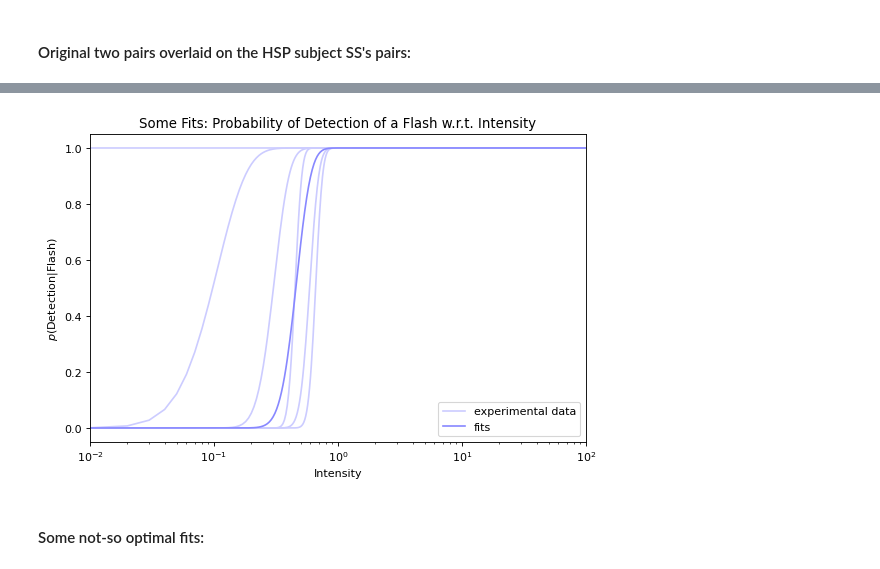
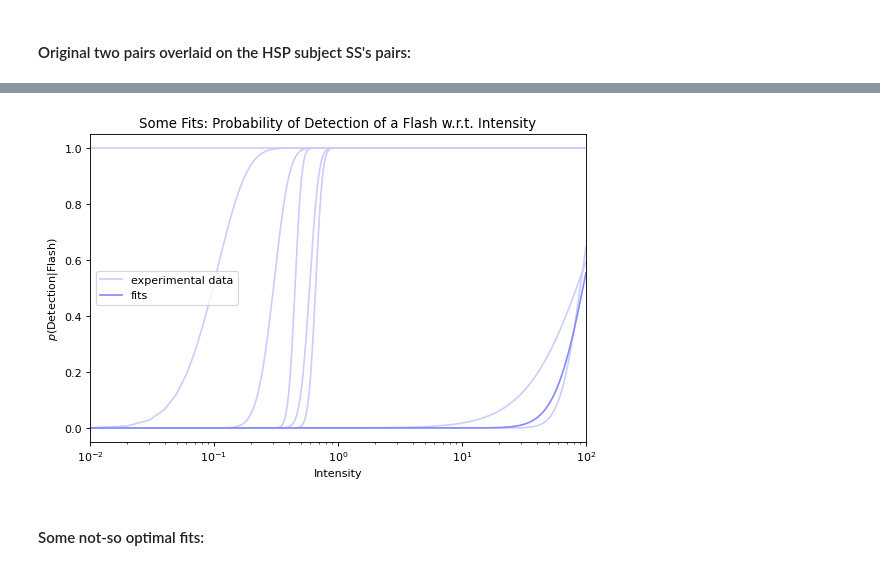
Before and after one commit to johnmays/CSDS_364_HW, a Jupyter notebook: A2/A2b/464-A2b-jkm100.ipynb, the cells around one changed output, grey strips where cells are left out. Cells and saved outputs as stored; diff of their text form; code cells hidden in the pictures.

Commit message:
made some critical errors with plotfit(); going to have to redo tomorrow

```diff
--- a/A2/A2b/464-A2b-jkm100.ipynb
+++ b/A2/A2b/464-A2b-jkm100.ipynb
@@ -139,7 +139,7 @@ For now, I am assuming that $(\alpha=0.02, K=2)$ and $(\alpha=0.13, K=12)$ are n
 # %%
-plotfit(alpha=43, K=20)
+plotfit(alpha=0.06, K=6)
 # %% [output]
-[figure, old version]
+[figure, new version]
 # %% [markdown]
 #### Some not-so optimal fits:
 # %%
```
Also changed, not shown: parts of 10 cells of this notebook, 2 other files.
